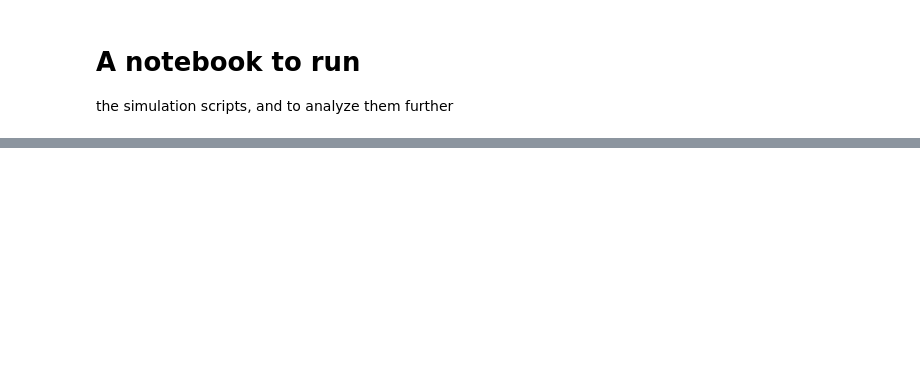
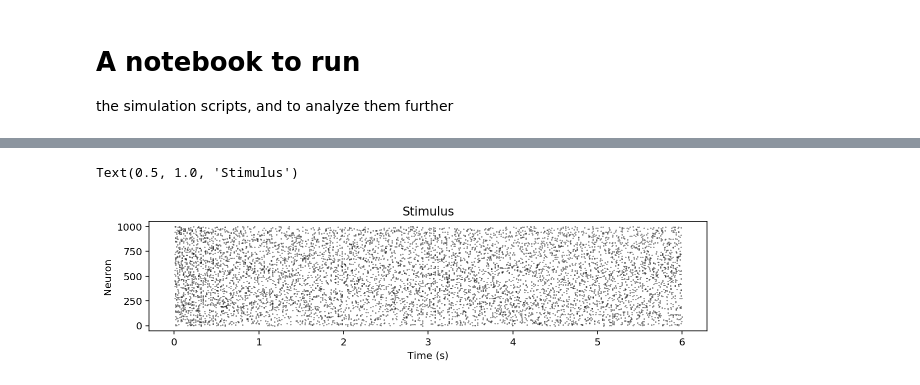
Before and after one commit to parenthetical-e/theagamma, a Jupyter notebook: notebooks/test-ing.ipynb, the cells around one changed output, grey strips where cells are left out. Drawn from its saved outputs; the diff is of its cells as text; code cells hidden in the pictures; blank space fills up the shorter version.

```diff
--- a/notebooks/test-ing.ipynb
+++ b/notebooks/test-ing.ipynb
@@ -46,6 +51,9 @@ plt.title("Stimulus")
 # %%
 plt.figure(figsize=(10, 2))
-plt.plot(spikemonIosc.t, spikemonIosc.i, ".", markersize=1, color="black")
+plt.plot(*result["spikes"]["osc"], ".", markersize=0.5, color="black")
 plt.xlabel("Time (s)")
 plt.ylabel("Neuron")
-plt.title("Osc (ING)")
+plt.title("Stimulus")
+# %% [output]
+Text(0.5, 1.0, 'Stimulus')
+[figure, added]
```
Also changed, not shown: parts of 12 cells of this notebook.
